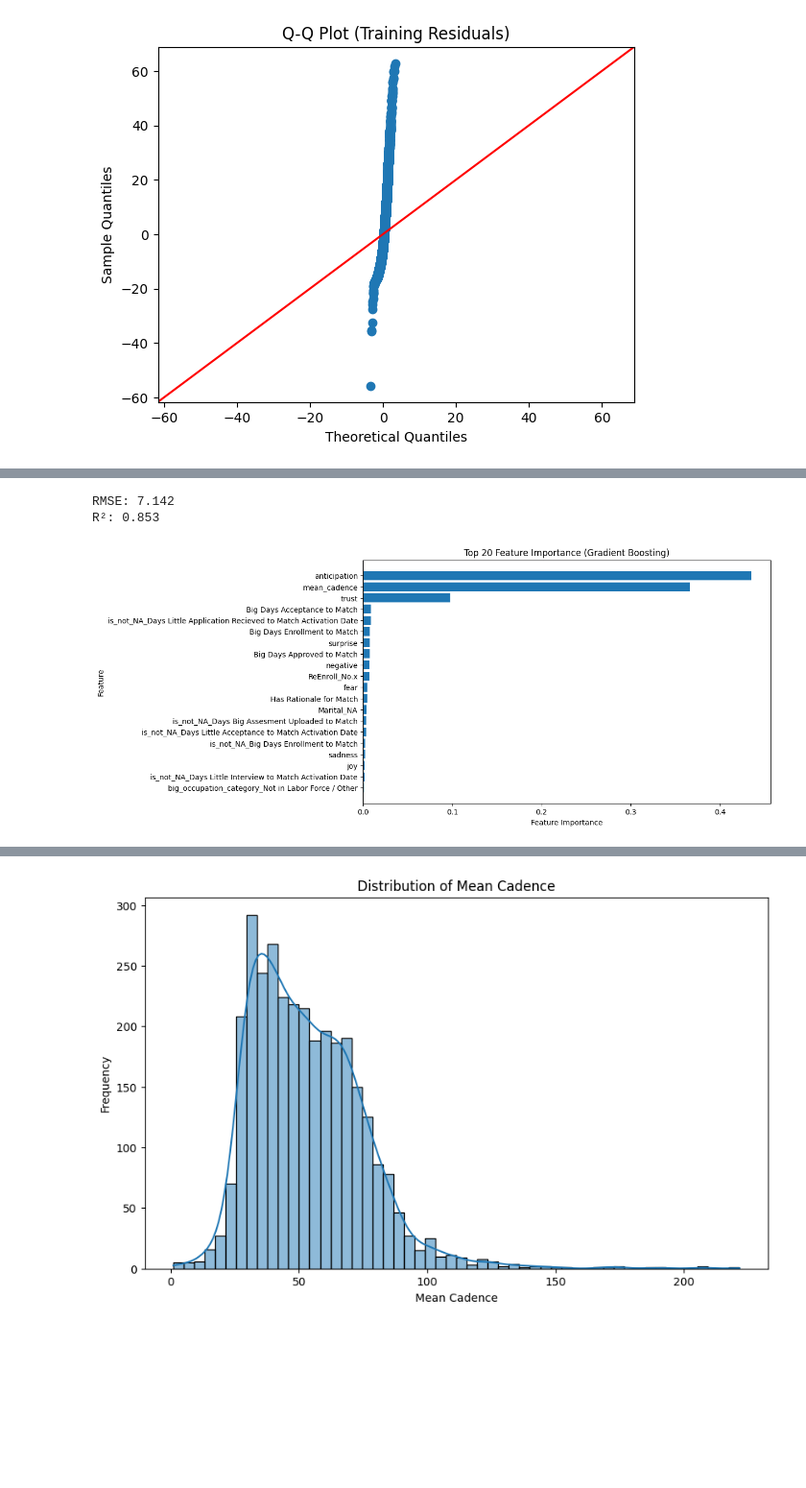
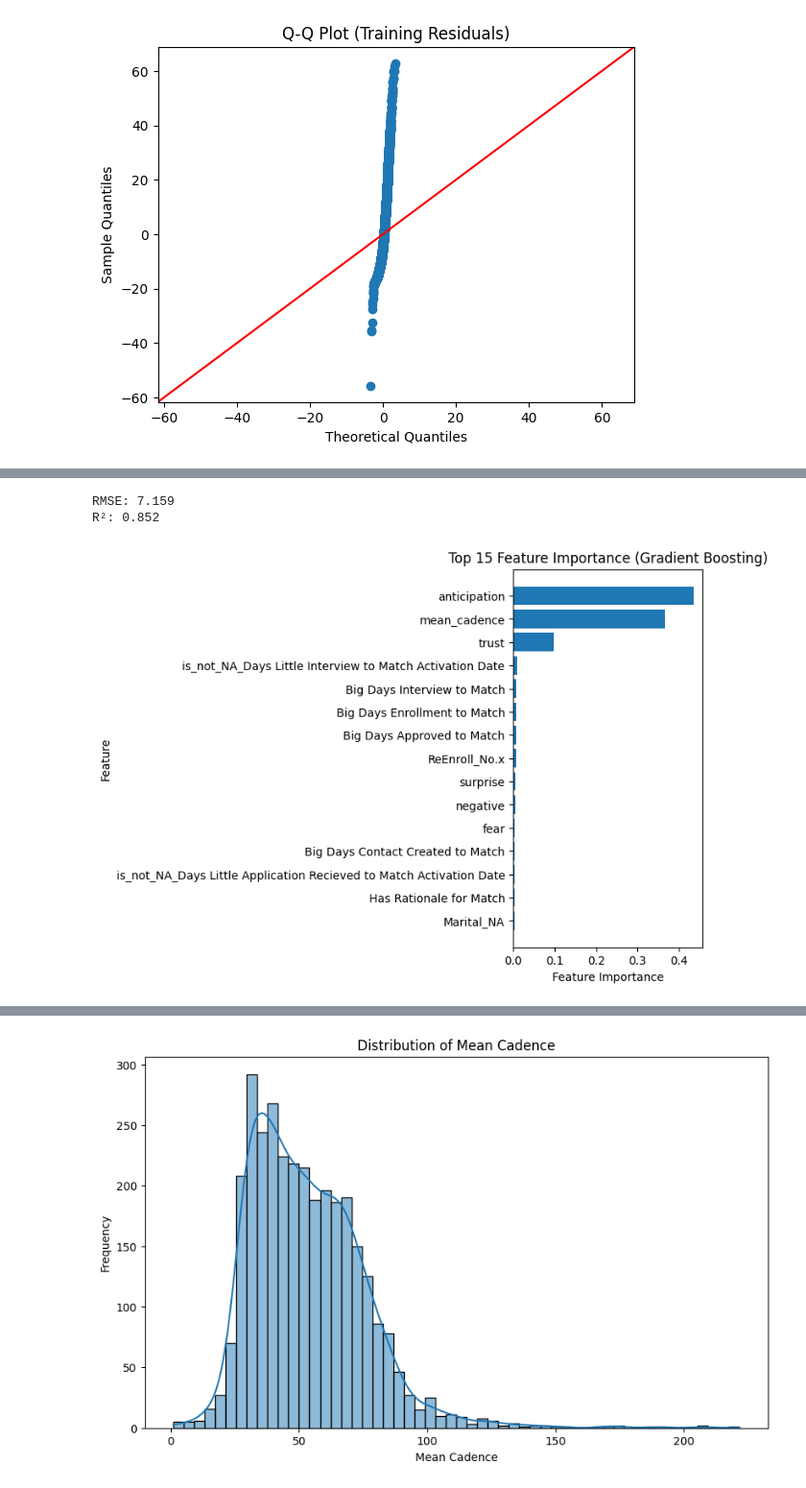
Before and after one commit to Al-Ashir-Intisar/minneMUDAC2025, a Jupyter notebook: training_files/initial_model_training_multiple_linear_reg.ipynb, the cells around one changed output, grey strips where cells are left out. Shown at 96% size. Saved outputs shown, nothing was run; the diff lists cells and outputs as text; code cells hidden in the pictures; blank space fills up the shorter version.

Commit message:
Made some graph changes

```diff
--- a/training_files/initial_model_training_multiple_linear_reg.ipynb
+++ b/training_files/initial_model_training_multiple_linear_reg.ipynb
@@ -13,7 +13,7 @@ training_data_path = input("Enter the drive path of training data: ")
 # %% [output]
 Enter the drive path of training data: /content/drive/Shareddrives/minneMUDAC2025/Data/combined_complete_df.csv
 # %%
-training_df = pd.read_csv(training_data_path).drop(columns=["...1", "Successful Match", "Little ID", "Big ID", "Match ID 18Char", "Days Match Activation to Note Completion avg", "Days Match Activation to Closure Meeting Date"])
+training_df = pd.read_csv(training_data_path).drop(columns=["...1", "Successful Match", "Little ID", "Big ID", "Match ID 18Char", "Days Match Activation to Note Completion avg", "Days Match Activation to Closure Meeting Date", "Big Age"])
 col = training_df.pop("match_length")
 training_df.insert(0, "match_length", col)
 training_df.head()
@@ -663,7 +663,7 @@ R²: 0.848
 # Using gradient boosting model
 from sklearn.ensemble import GradientBoostingRegressor
 
-training_df_consistent = training_df.drop(columns=[ "Big Age", "Program Type_Site Based Plus", "is_not_NA_Days Match Activation to Closure Meeting Date", "Same County", "Same State"])
+training_df_consistent = training_df.drop(columns=[ "Program Type_Site Based Plus", "is_not_NA_Days Match Activation to Closure Meeting Date", "Same County", "Same State", "Big Days Acceptance to Match"])
 # Split data
 x_train, x_test, y_train, y_test = train_test_split(
     training_df_consistent.drop(columns=["match_length"]),
@@ -689,29 +689,29 @@ r2 = r2_score(y_test, y_pred)
 print(f"RMSE: {rmse:.3f}")
 print(f"R²: {r2:.3f}")
 # %% [output]
-RMSE: 7.142
-R²: 0.853
+RMSE: 7.159
+R²: 0.852
 # %%
 
 
 # Assuming 'gbr' is your trained GradientBoostingRegressor model and 'x_train' has the feature names
 feature_importance = gbr.feature_importances_
 feature_names = x_train.columns
 
 # Create a DataFrame for easier sorting
 importance_df = pd.DataFrame({'Feature': feature_names, 'Importance': feature_importance})
 importance_df = importance_df.sort_values(by='Importance', ascending=False)
 
 # Select the top 20 features
-top_20_features = importance_df.head(20)
+top_20_features = importance_df.head(15)
 
 # Plotting
-plt.figure(figsize=(10, 6))
+plt.figure(figsize=(3, 6))
 plt.barh(top_20_features['Feature'], top_20_features['Importance'])
 plt.xlabel("Feature Importance")
 plt.ylabel("Feature")
-plt.title("Top 20 Feature Importance (Gradient Boosting)")
+plt.title("Top 15 Feature Importance (Gradient Boosting)")
 plt.gca().invert_yaxis()  # Invert y-axis to show highest importance at the top
 plt.show()
 # %% [output]
-[figure, old version]
+[figure, new version]
```
Also changed, not shown: parts of 13 cells of this notebook.
